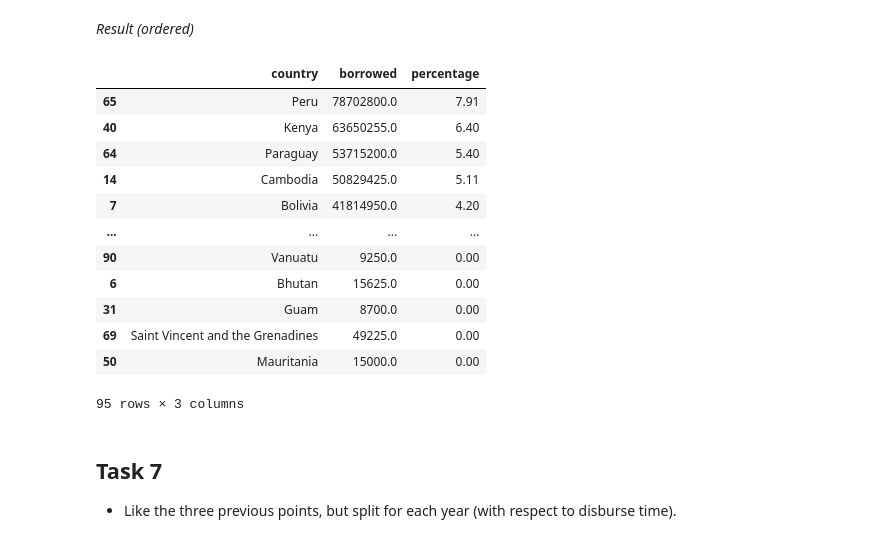
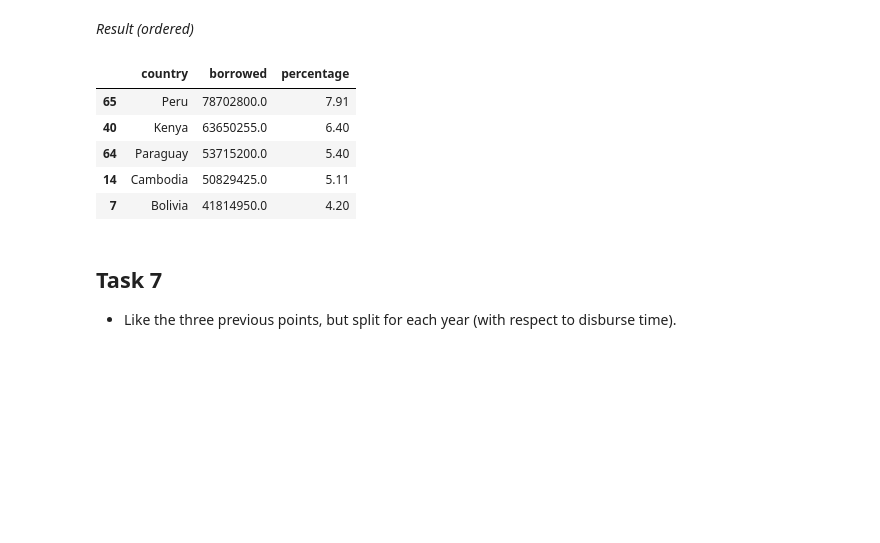
Before and after one commit to gaveter/Project_cs, a Jupyter notebook: Project.ipynb, the cells around one changed output. Drawn from its saved outputs; the diff is of its cells as text; code cells hidden in the pictures; blank space fills up the shorter version.

```diff
--- a/Project.ipynb
+++ b/Project.ipynb
@@ -709,9 +614,8 @@ firstBlock
 # %%
 loan_simplified_USD = pd.concat([firstBlock,secondBlock],axis=0,sort=False)
 # %%
-country_amountLoan = pd.DataFrame(loan_simplified_USD.groupby('country_name')['funded_amount_conversion_USD'].sum()).reset_index()
+country_amount_loan = pd.DataFrame(loan_simplified_USD.groupby('country_name')['funded_amount_conversion_USD'].sum()).reset_index()
+country_amount_loan.columns = ['country','overall_USD']
-# %%
-country_amountLoan.columns = ['country','overall_USD']
 # %% [markdown]
 ### _Result_
 # %%
@@ -766,21 +663,14 @@ country_amountLoan_perc.head()
 # %% [markdown]
 _Result (ordered)_
 # %%
-country_amountLoan_perc.sort_values(by='percentage',ascending=False)
+country_amountLoan_perc.sort_values(by='percentage',ascending=False).head()
 # %% [output]
 |  | country | borrowed | percentage |
 | 65 | Peru | 78702800.0 | 7.91 |
 | 40 | Kenya | 63650255.0 | 6.40 |
 | 64 | Paraguay | 53715200.0 | 5.40 |
 | 14 | Cambodia | 50829425.0 | 5.11 |
 | 7 | Bolivia | 41814950.0 | 4.20 |
-| ... | ... | ... | ... |
-| 90 | Vanuatu | 9250.0 | 0.00 |
-| 6 | Bhutan | 15625.0 | 0.00 |
-| 31 | Guam | 8700.0 | 0.00 |
-| 69 | Saint Vincent and the Grenadines | 49225.0 | 0.00 |
-| 50 | Mauritania | 15000.0 | 0.00 |
-95 rows × 3 columns
 # %% [markdown]
 ## Task 7
 - Like the three previous points, but split for each year (with respect to disburse time).
```
Also changed, not shown: parts of 74 cells of this notebook.
